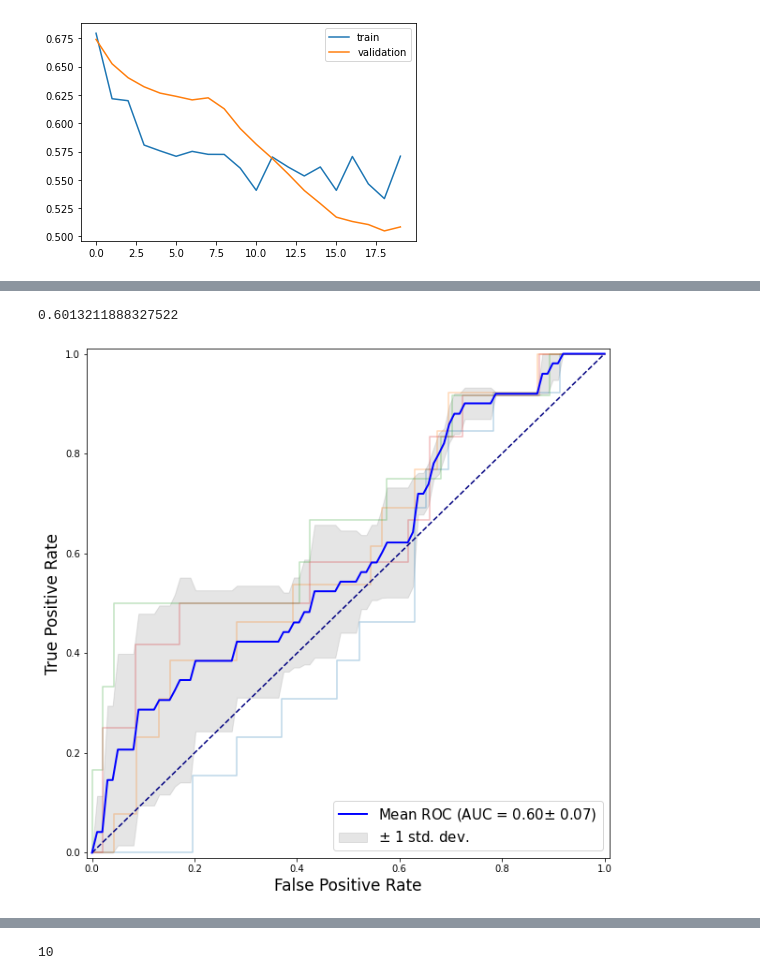
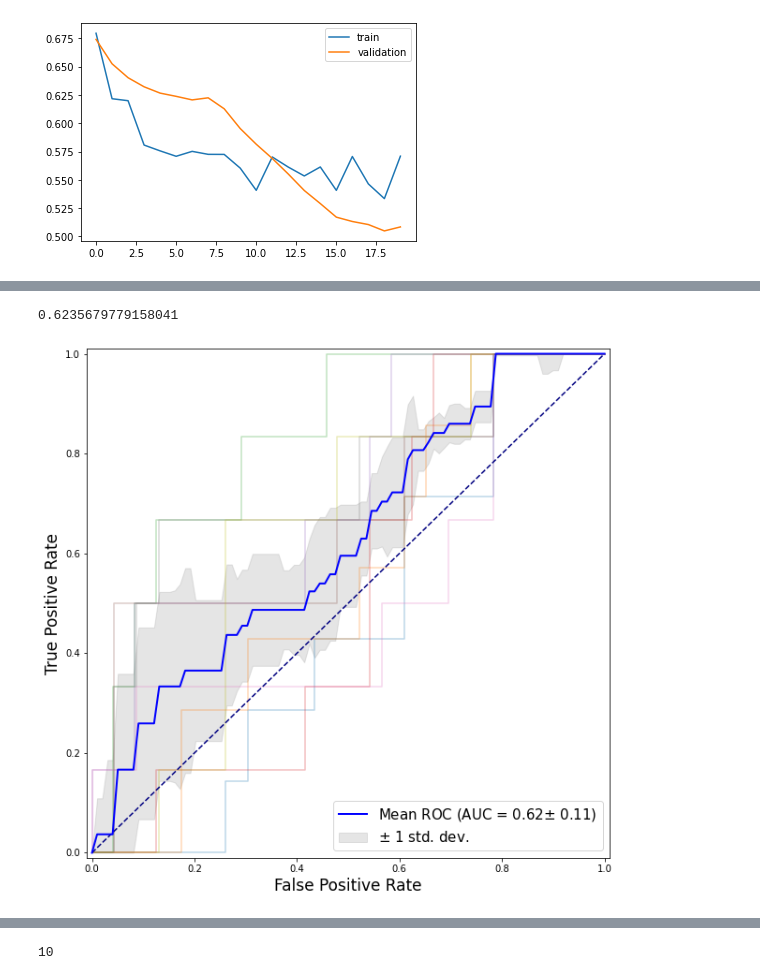
Before and after one commit to emilyolafson/3d-cnn, a Jupyter notebook: code/3dchaco_MSprediction_ohbm.ipynb, the cells around one changed output, grey strips where cells are left out. Saved outputs shown, nothing was run; the diff lists cells and outputs as text; code cells hidden in the pictures.

```diff
--- a/code/3dchaco_MSprediction_ohbm.ipynb
+++ b/code/3dchaco_MSprediction_ohbm.ipynb
@@ -53,7 +53,7 @@ def validation_preprocessing(volume, label):
     return volume, label
 # %%
 print("MRI scans of individuals with disabled EDSS:  " + str(len(x)))
-skf=StratifiedKFold(n_splits=5,random_state=7,shuffle=True)
+skf=StratifiedKFold(n_splits=10,random_state=7,shuffle=True)
 # Define per-fold score containers
 auc_per_fold = []
 loss_per_fold = []
@@ -299,36 +314,36 @@ from sklearn.metrics import auc
 tpr=[]
 mean_fpr = np.linspace(0,1,100)
 
-for i in range(0,4):
+for i in range(0,9):
     tpr.append(np.interp(mean_fpr, fprs[i], tprs[i]))
     tpr[-1][0]=0
 
 mean_tpr=np.mean(tpr,axis=0)
 mean_tpr[-1]=1
 
 stdtpr=np.std(tprall, axis=0)
 tprs_upper=np.minimum(mean_tpr+stdtpr,1)
 tprs_lower=np.maximum(mean_tpr-stdtpr,0)
 
 mean_auc=auc(mean_fpr, mean_tpr)
 std_auc=np.std(roc_aucs)
 #mean_fprs=np.mean(fprs)
 #mean_tprs=np.mean(tprs)
 plt.figure(figsize=(10,10))
-for i in range(0,4):
+for i in range(0,9):
     plt.plot(fprs[i], tprs[i], alpha=0.3)
 
 plt.plot([0,1],[0,1], color='navy', linestyle='--')
 plt.plot(mean_fpr, mean_tpr, color='b', lw=2, label=r'Mean ROC (AUC = %0.2f$\pm$ %0.2f)'%(mean_auc, std_auc))
 plt.fill_between(mean_fpr, tprs_lower, tprs_upper,  color='grey', alpha=.2, label=r'$\pm$ 1 std. dev.')
 plt.xlim([-0.01, 1.01])
 plt.ylim([-0.01, 1.01])
 plt.xlabel('False Positive Rate',fontsize=17)
 plt.ylabel('True Positive Rate', fontsize=17)
 plt.title
 plt.legend(loc="lower right", prop={'size':15})
 
 print(np.mean(roc_aucs))
 # %% [output]
-0.6013211888327522
+0.6235679779158041
-[figure, old version]
+[figure, new version]
```
Also changed, not shown: parts of 4 cells of this notebook.
